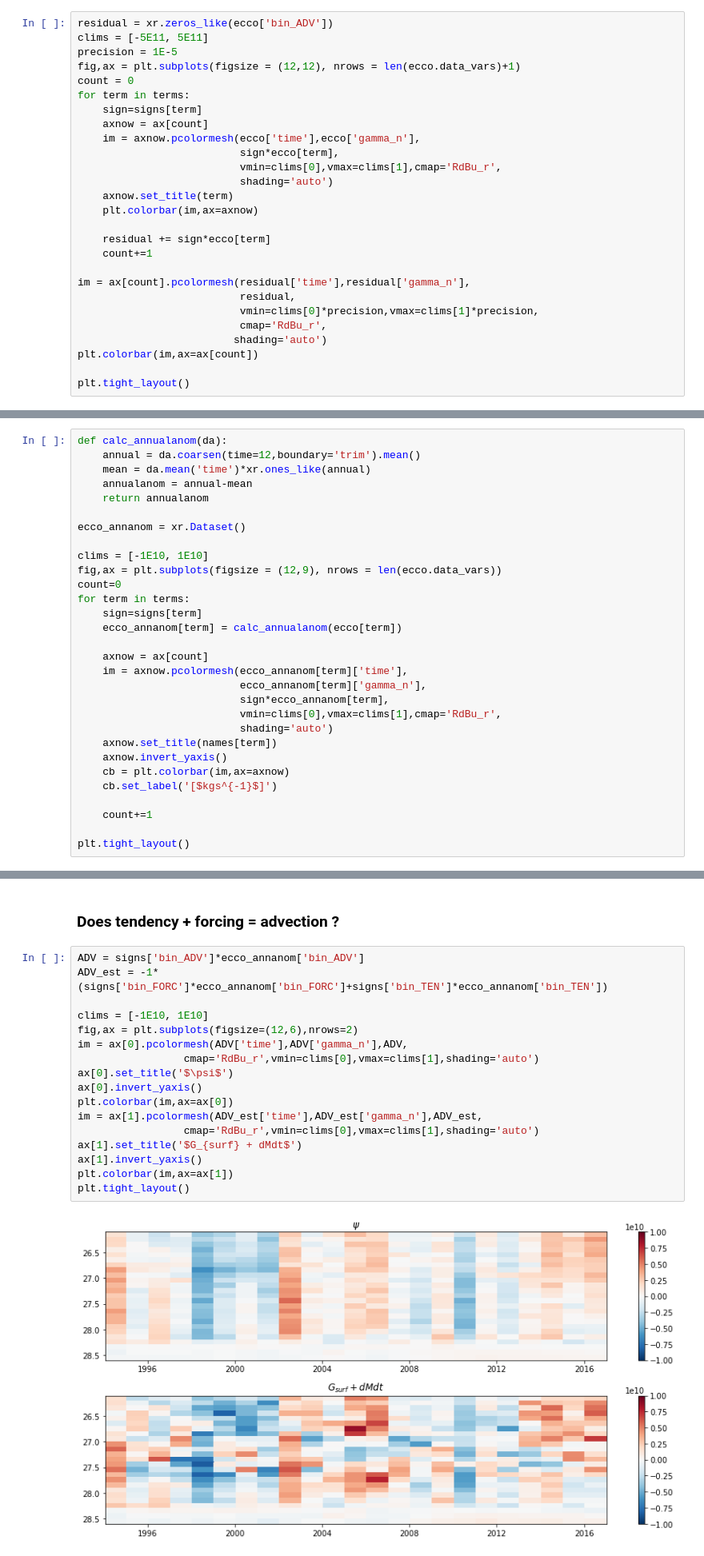
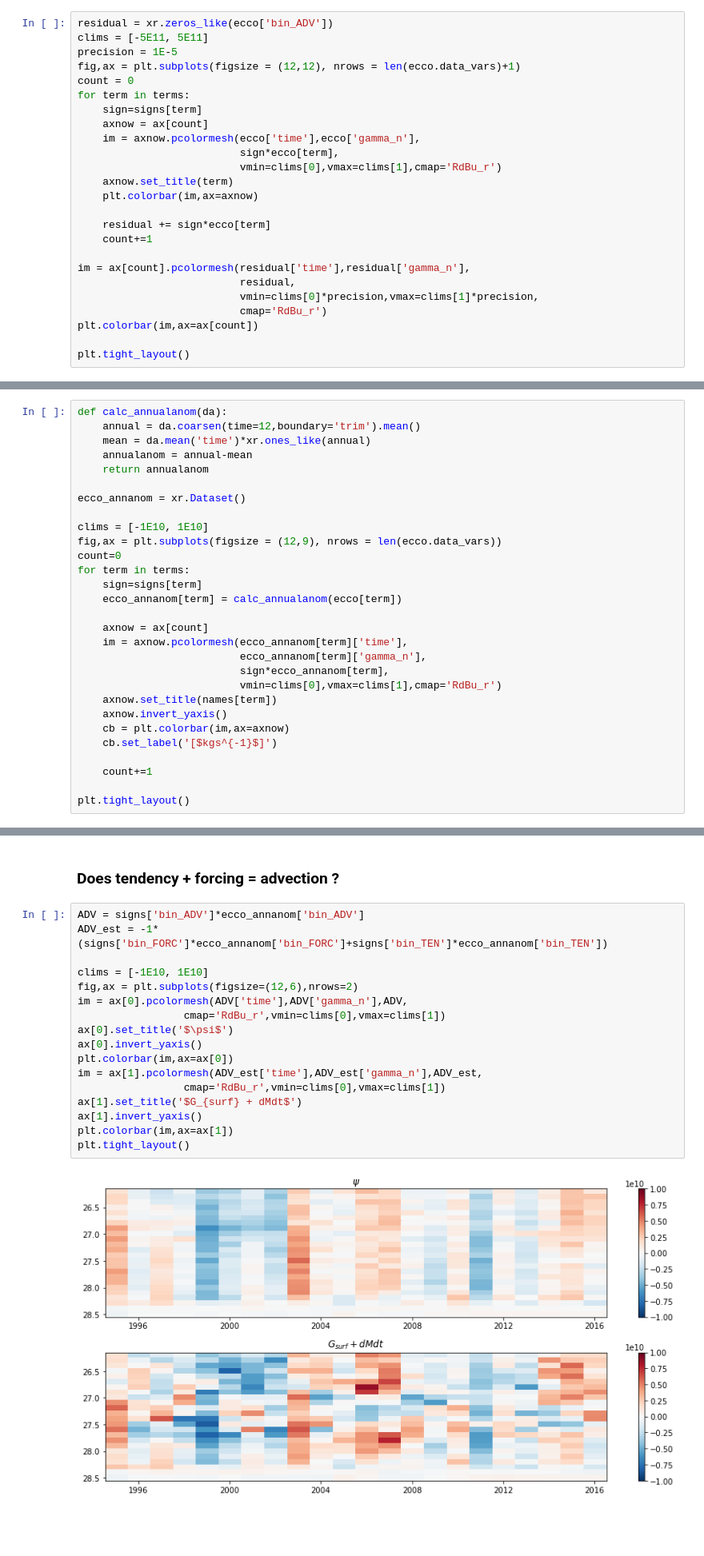
Before and after one commit to gmacgilchrist/so_decadal_variability, a Jupyter notebook: notebooks/draw_ecco.ipynb, the cells around one changed output, grey strips where cells are left out. Shown at 80% size. Cells and saved outputs as stored; diff of their text form; blank space fills up the shorter version.

```diff
--- a/notebooks/draw_ecco.ipynb
+++ b/notebooks/draw_ecco.ipynb
@@ -36,8 +36,7 @@ for term in terms:
     axnow = ax[count]
     im = axnow.pcolormesh(ecco['time'],ecco['gamma_n'],
                           sign*ecco[term],
-                          vmin=clims[0],vmax=clims[1],cmap='RdBu_r',
-                          shading='auto')
+                          vmin=clims[0],vmax=clims[1],cmap='RdBu_r')
     axnow.set_title(term)
     plt.colorbar(im,ax=axnow)
 
@@ -47,8 +46,7 @@ for term in terms:
 im = ax[count].pcolormesh(residual['time'],residual['gamma_n'],
                           residual,
                           vmin=clims[0]*precision,vmax=clims[1]*precision,
-                          cmap='RdBu_r',
-                         shading='auto')
+                          cmap='RdBu_r')
 plt.colorbar(im,ax=ax[count])
 
 plt.tight_layout()
@@ -76,8 +74,7 @@ for term in terms:
     im = axnow.pcolormesh(ecco_annanom[term]['time'],
                           ecco_annanom[term]['gamma_n'],
                           sign*ecco_annanom[term],
-                          vmin=clims[0],vmax=clims[1],cmap='RdBu_r',
-                          shading='auto')
+                          vmin=clims[0],vmax=clims[1],cmap='RdBu_r')
     axnow.set_title(names[term])
     axnow.invert_yaxis()
     cb = plt.colorbar(im,ax=axnow)
@@ -167,22 +230,22 @@ Text(0, 0.5, 'Formation rate [$kgs^{-1}$]')
 # %%
 ADV = signs['bin_ADV']*ecco_annanom['bin_ADV']
 ADV_est = -1*(signs['bin_FORC']*ecco_annanom['bin_FORC']+signs['bin_TEN']*ecco_annanom['bin_TEN'])
 
 clims = [-1E10, 1E10]
 fig,ax = plt.subplots(figsize=(12,6),nrows=2)
 im = ax[0].pcolormesh(ADV['time'],ADV['gamma_n'],ADV,
-                 cmap='RdBu_r',vmin=clims[0],vmax=clims[1],shading='auto')
+                 cmap='RdBu_r',vmin=clims[0],vmax=clims[1])
 ax[0].set_title('$\psi$')
 ax[0].invert_yaxis()
 plt.colorbar(im,ax=ax[0])
 im = ax[1].pcolormesh(ADV_est['time'],ADV_est['gamma_n'],ADV_est,
-                 cmap='RdBu_r',vmin=clims[0],vmax=clims[1],shading='auto')
+                 cmap='RdBu_r',vmin=clims[0],vmax=clims[1])
 ax[1].set_title('$G_{surf} + dMdt$')
 ax[1].invert_yaxis()
 plt.colorbar(im,ax=ax[1])
 plt.tight_layout()
 # %% [output]
-[figure, old version]
+[figure, new version]
 # %% [markdown]
 ### Formation and upwelling
 # %%
```
Also changed, not shown: parts of 8 cells of this notebook, 2 other files.
